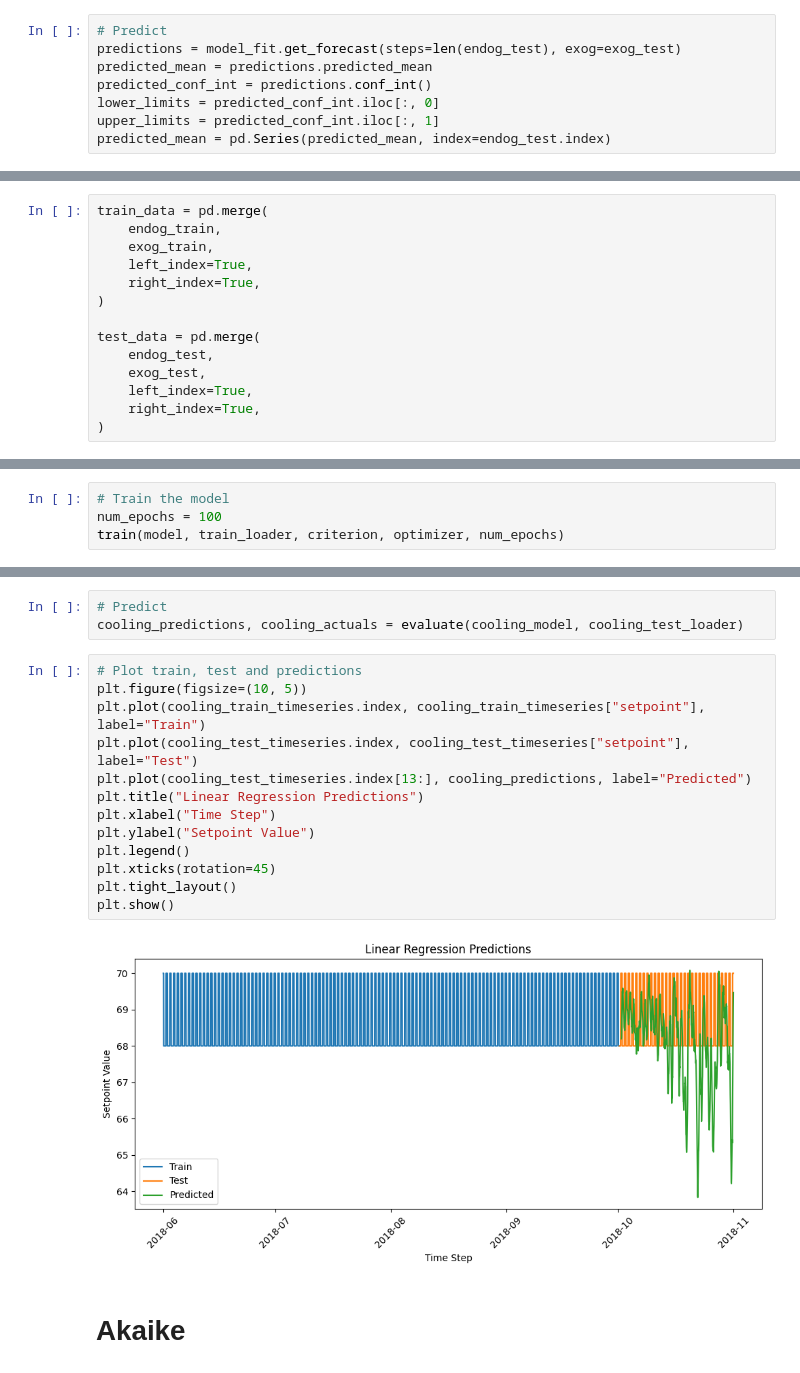
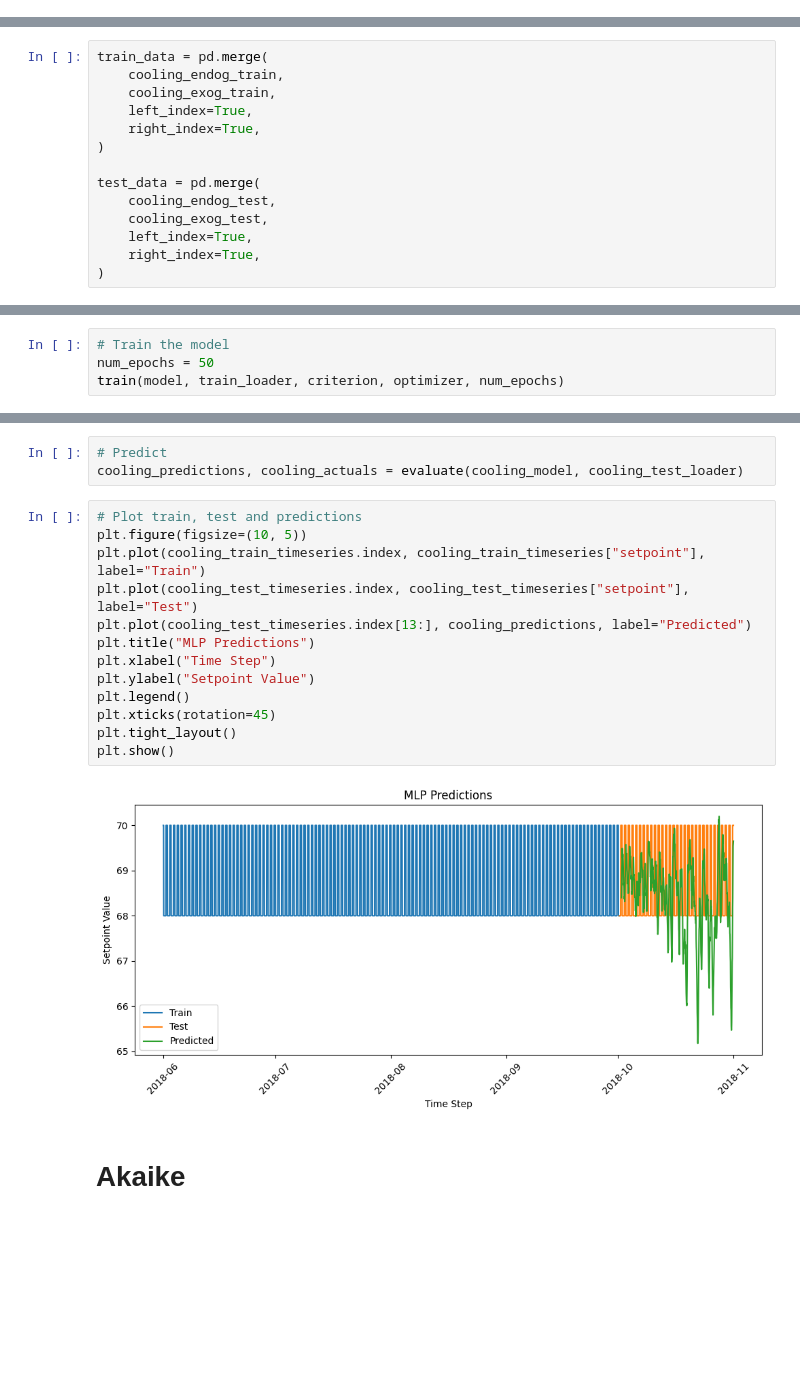
Before and after one commit to adrianlopezlanchares/Space-Conditioning-Electrification, a Jupyter notebook: consumption/setpoint-prediction/setpoint_model.ipynb, the cells around one changed output, grey strips where cells are left out. Drawn from its saved outputs; the diff is of its cells as text; blank space fills up the shorter version.

```diff
--- a/consumption/setpoint-prediction/setpoint_model.ipynb
+++ b/consumption/setpoint-prediction/setpoint_model.ipynb
@@ -211,8 +175,0 @@ plt.show()
-# %%
-# Predict
-predictions = model_fit.get_forecast(steps=len(endog_test), exog=exog_test)
-predicted_mean = predictions.predicted_mean
-predicted_conf_int = predictions.conf_int()
-lower_limits = predicted_conf_int.iloc[:, 0]
-upper_limits = predicted_conf_int.iloc[:, 1]
-predicted_mean = pd.Series(predicted_mean, index=endog_test.index)
@@ -233,15 +187,15 @@ plt.show()
 # LSTM
 # %%
 train_data = pd.merge(
-    endog_train,
-    exog_train,
+    cooling_endog_train,
+    cooling_exog_train,
     left_index=True,
     right_index=True,
 )
 
 test_data = pd.merge(
-    endog_test,
-    exog_test,
+    cooling_endog_test,
+    cooling_exog_test,
     left_index=True,
     right_index=True,
 )
@@ -334,5 +288,5 @@ def train(model, train_loader, criterion, optimizer, num_epochs):
         print(f'Epoch {epoch+1}/{num_epochs}, Loss: {running_loss/len(train_loader):.4f}')
 # %%
 # Train the model
-num_epochs = 100
+num_epochs = 50
 train(model, train_loader, criterion, optimizer, num_epochs)
@@ -640,18 +614,18 @@ cooling_predictions, cooling_actuals = evaluate(cooling_model, cooling_test_load
 # %%
 # Plot train, test and predictions
 plt.figure(figsize=(10, 5))
 plt.plot(cooling_train_timeseries.index, cooling_train_timeseries["setpoint"], label="Train")
 plt.plot(cooling_test_timeseries.index, cooling_test_timeseries["setpoint"], label="Test")
 plt.plot(cooling_test_timeseries.index[13:], cooling_predictions, label="Predicted")
-plt.title("Linear Regression Predictions")
+plt.title("MLP Predictions")
 plt.xlabel("Time Step")
 plt.ylabel("Setpoint Value")
 plt.legend()
 plt.xticks(rotation=45)
 plt.tight_layout()
 plt.show()
 # %% [output]
-[figure, old version]
+[figure, new version]
 # %% [markdown]
 # Akaike
 # %%
```
Also changed, not shown: parts of 16 cells of this notebook, 4 other files.
